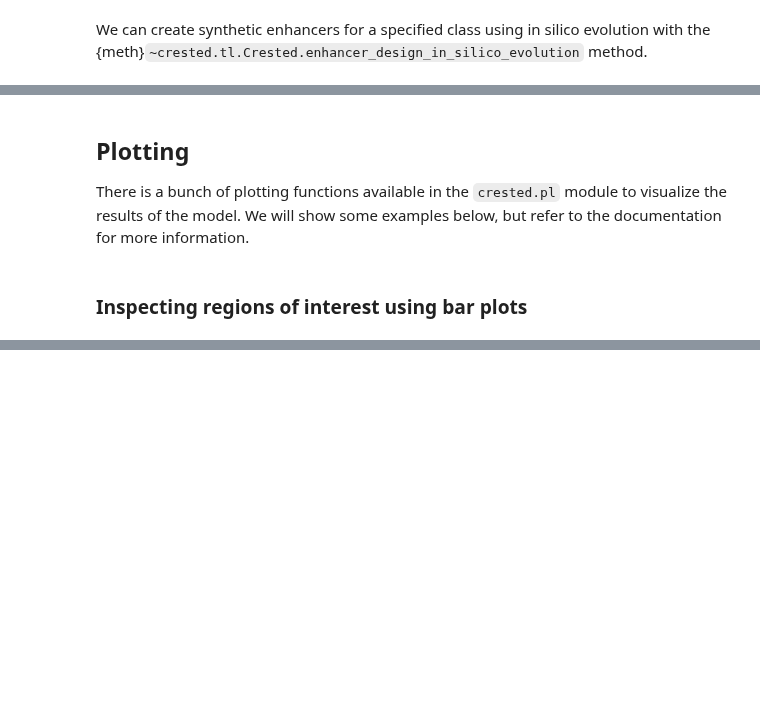
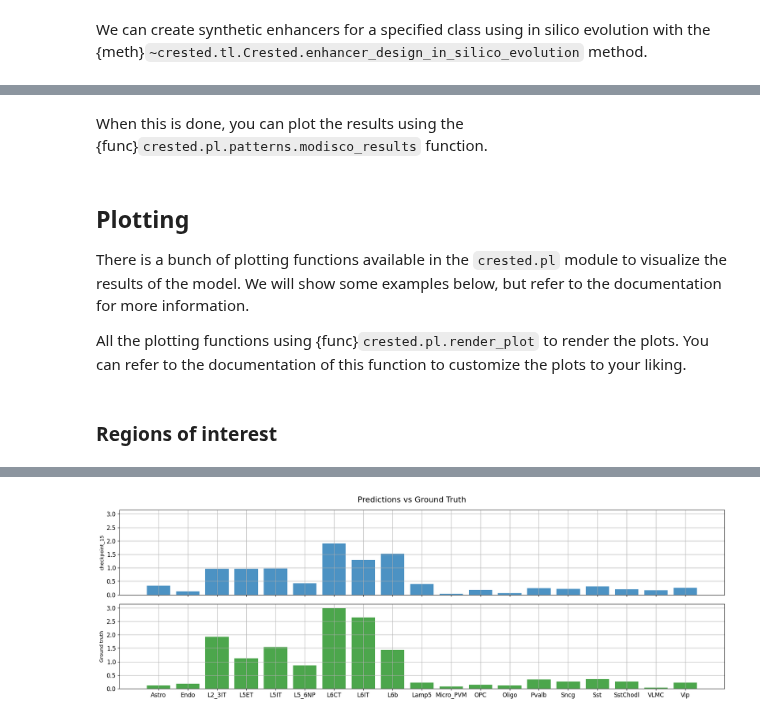
Before and after one commit to aertslab/CREsted, a Jupyter notebook: docs/tutorials/introduction.ipynb, the cells around one changed output, grey strips where cells are left out. Saved outputs shown, nothing was run; the diff lists cells and outputs as text; code cells hidden in the pictures; blank space fills up the shorter version.

```diff
--- a/docs/tutorials/introduction.ipynb
+++ b/docs/tutorials/introduction.ipynb
@@ -214,0 +296,18 @@ evaluator.load_model(
+# %%
+import anndata
+import crested
+
+adata = anndata.read_h5ad("../../../Crested_testing/data/tmp/preprocessed_data.h5ad")
+
+datamodule = crested.tl.data.AnnDataModule(
+    adata,
+    genome_file="../../../Crested_testing/data/tmp/mm10.fa",
+)
+
+evaluator = crested.tl.Crested(data=datamodule)
+
+# load an existing model
+evaluator.load_model(
+    "../../../Crested_testing/mouse_biccn/chrombpnet_filtered_2114bp/15.keras",
+    compile=True,
+)
@@ -316,0 +447,2 @@ evaluator.enhancer_design_in_silico_evolution(
+# %% [markdown]
+When this is done, you can plot the results using the {func}`crested.pl.patterns.modisco_results` function.
@@ -319,5 +458,7 @@ evaluator.enhancer_design_in_silico_evolution(
 
 There is a bunch of plotting functions available in the `crested.pl` module to visualize the results of the model.
 We will show some examples below, but refer to the documentation for more information.
+
+All the plotting functions using {func}`crested.pl.render_plot` to render the plots. You can refer to the documentation of this function to customize the plots to your liking.
 # %% [markdown]
-### Inspecting regions of interest using bar plots
+### Regions of interest
@@ -323,0 +467,6 @@ We will show some examples below, but refer to the documentation for more inform
+# %%
+# plot predictions vs ground truth for a random region in the test set
+crested.pl.bar.region_predictions(
+    adata, "chr18:60577255-60579369", title="Predictions vs Ground Truth"
+)
+# %% [output]
@@ -323,0 +474 @@ We will show some examples below, but refer to the documentation for more inform
+[figure, added]
```
Also changed, not shown: parts of 61 cells of this notebook, 1 other file.
